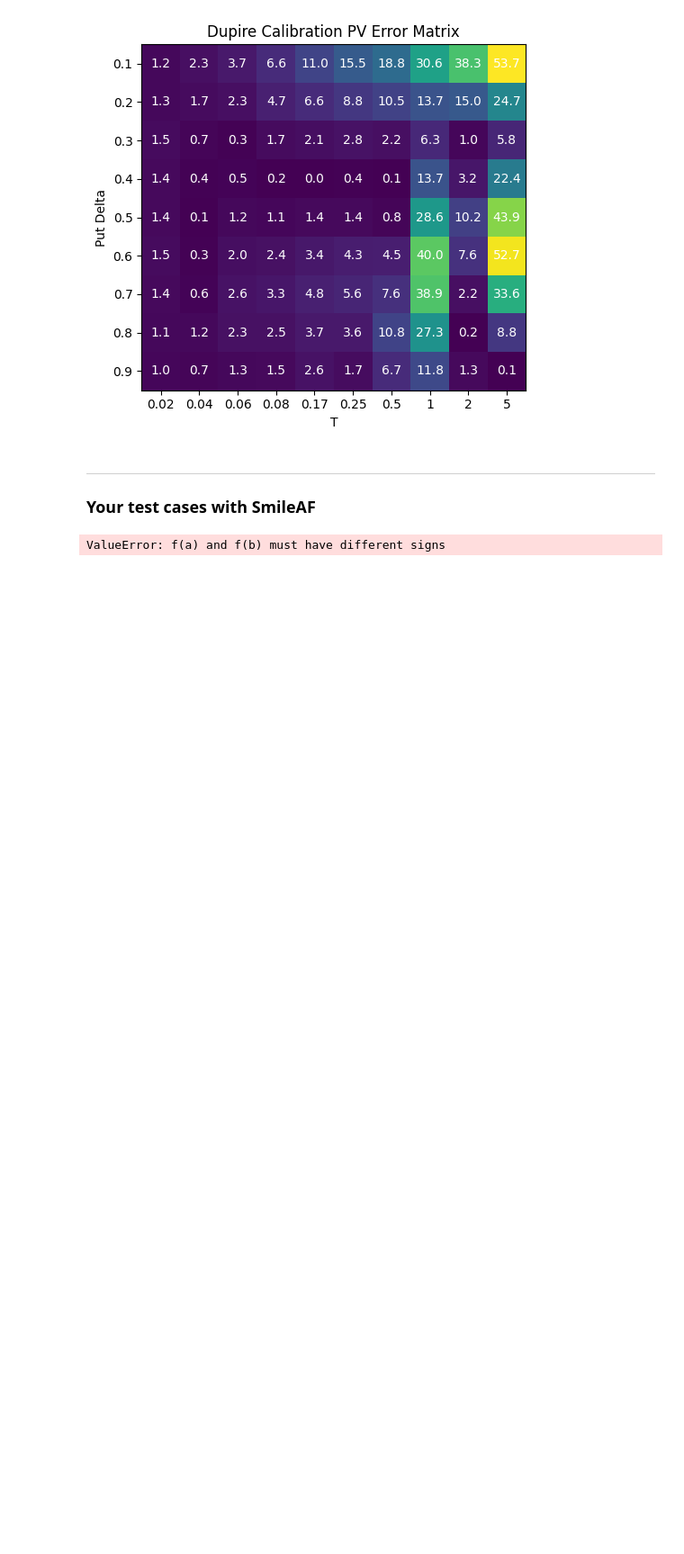
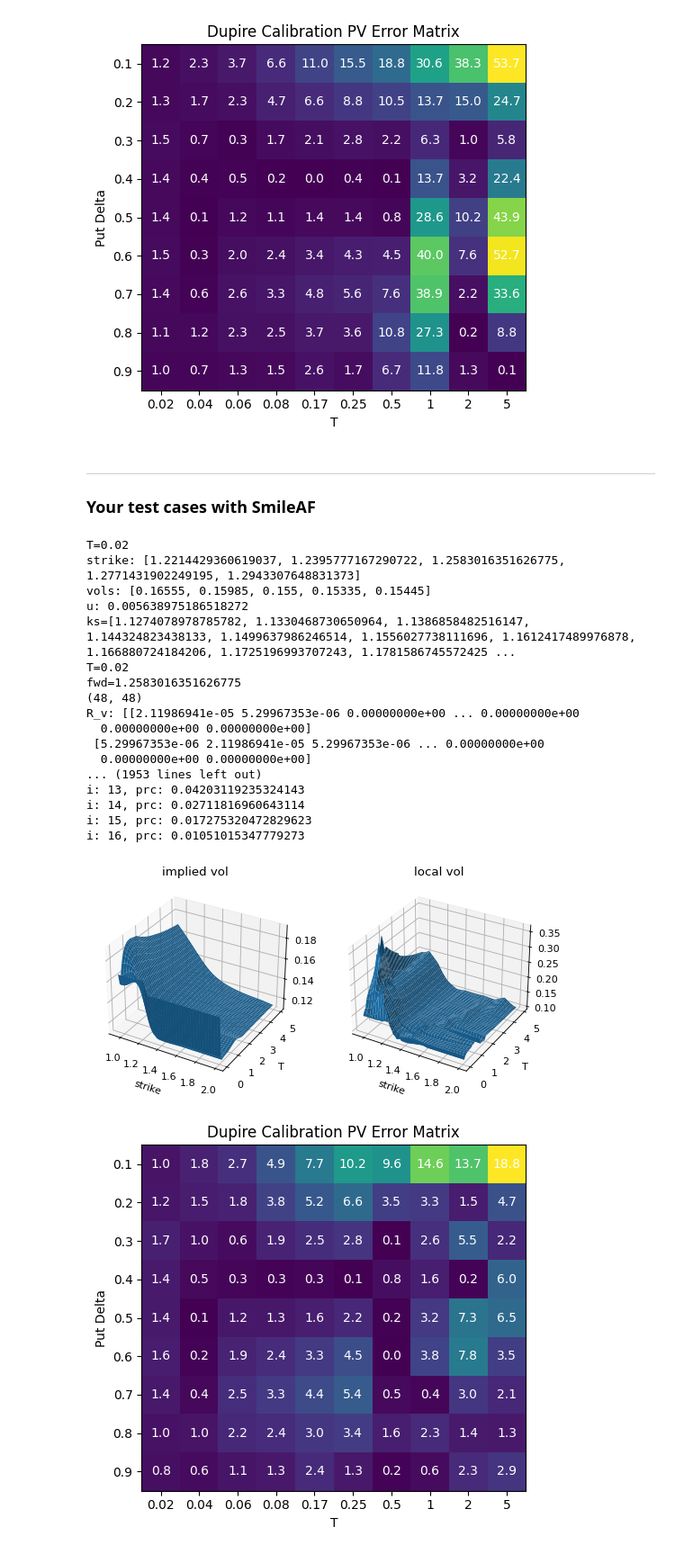
Before and after one commit to agarwgou/QF607_Project, a Jupyter notebook: Project_Test.ipynb, the cells around one changed output. Shown at 90% size. Drawn from its saved outputs; the diff is of its cells as text; code cells hidden in the pictures; blank space fills up the shorter version.

```diff
--- a/Project_Test.ipynb
+++ b/Project_Test.ipynb
@@ -32,8 +32,28 @@ pdeCalibReport(S, r, q, iv)
 ***
 ### Your test cases with SmileAF
 # %%
+from source import *
+S, r, q = 1.25805, 0.01, 0.0
 iv = createTestImpliedVol(S, r, q, sc = 1.0, smileInterpMethod='AF')
 plotTestImpliedVolSurface(S, r, q, iv)
 pdeCalibReport(S, r, q, iv)
 # %% [output]
-ValueError: f(a) and f(b) must have different signs
+T=0.02
+strike: [1.2214429360619037, 1.2395777167290722, 1.2583016351626775, 1.2771431902249195, 1.2943307648831373]
+vols: [0.16555, 0.15985, 0.155, 0.15335, 0.15445]
+u: 0.005638975186518272
+ks=[1.1274078978785782, 1.1330468730650964, 1.1386858482516147, 1.144324823438133, 1.1499637986246514, 1.1556027738111696, 1.1612417489976878, 1.166880724184206, 1.1725196993707243, 1.1781586745572425 ...
+T=0.02
+fwd=1.2583016351626775
+(48, 48)
+R_v: [[2.11986941e-05 5.29967353e-06 0.00000000e+00 ... 0.00000000e+00
+  0.00000000e+00 0.00000000e+00]
+ [5.29967353e-06 2.11986941e-05 5.29967353e-06 ... 0.00000000e+00
+  0.00000000e+00 0.00000000e+00]
+... (1953 lines left out)
+i: 13, prc: 0.04203119235324143
+i: 14, prc: 0.02711816960643114
+i: 15, prc: 0.017275320472829623
+i: 16, prc: 0.01051015347779273
+[figure, added]
+[figure, added]
```
Also changed, not shown: parts of 2 cells of this notebook, 1 other file.
